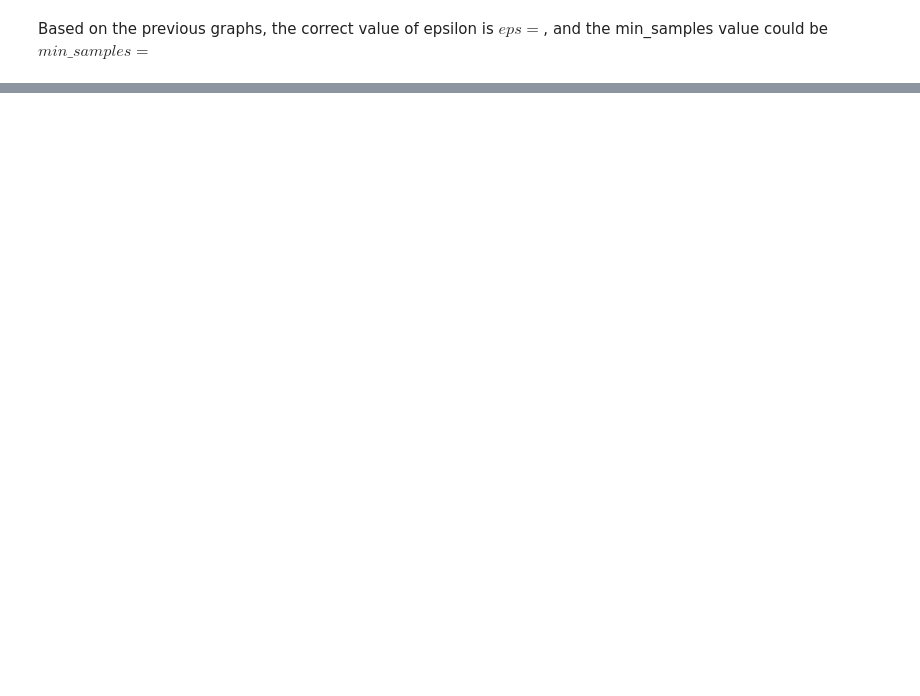
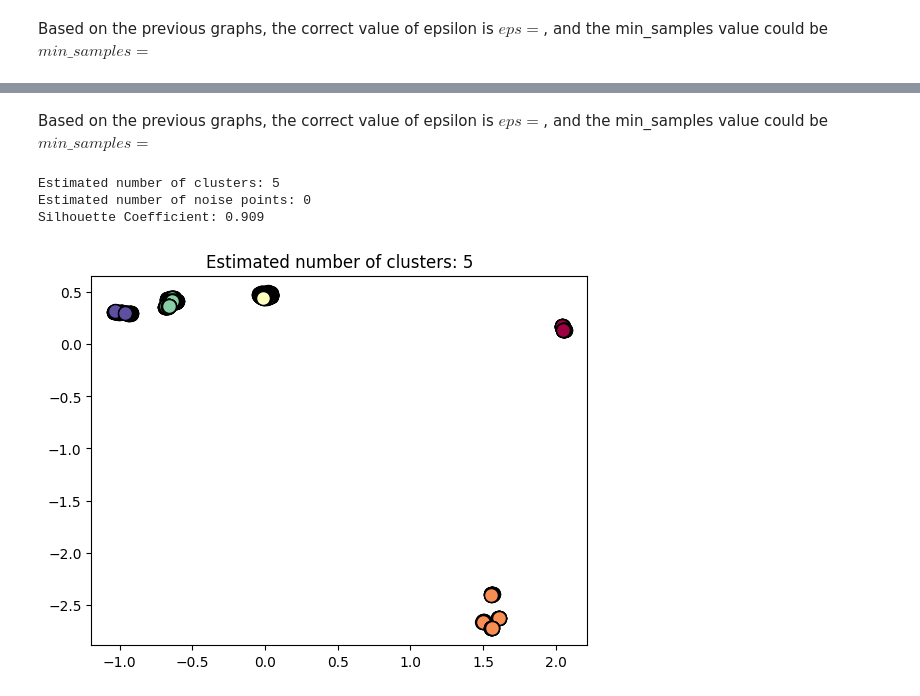
Before and after one commit to yninom/CLUSTERING, a Jupyter notebook: DBSCAN/DBSCAN_Ex.ipynb, the cells around one changed output, grey strips where cells are left out. Drawn from its saved outputs; the diff is of its cells as text; code cells hidden in the pictures; blank space fills up the shorter version.

```diff
--- a/DBSCAN/DBSCAN_Ex.ipynb
+++ b/DBSCAN/DBSCAN_Ex.ipynb
@@ -236,0 +309,58 @@ plt.show()
+# %% [markdown]
+Based on the previous graphs, the correct value of epsilon is $eps = $, and the min_samples value could be $min\_samples = $
+# %%
+# The challenge here is how to chose the two values for DBSCAN. Remember that it will find the number of clusters,
+# but we need to specify how many points should be in the neighbourhood of eps radius.
+clustering = DBSCAN(eps=0.23, min_samples=9).fit(X91)
+# %%
+labels = clustering.labels_
+
+# Number of clusters in labels, ignoring noise if present.
+n_clusters_ = len(set(labels)) - (1 if -1 in labels else 0)
+n_noise_ = list(labels).count(-1)
+
+print("Estimated number of clusters: %d" % n_clusters_)
+print("Estimated number of noise points: %d" % n_noise_)
+print(f"Silhouette Coefficient: {metrics.silhouette_score(X91, labels):.3f}")
+# %% [output]
+Estimated number of clusters: 5
+Estimated number of noise points: 0
+Silhouette Coefficient: 0.909
+# %%
+#Plot clusters
+unique_labels = set(labels)
+core_samples_mask = np.zeros_like(labels, dtype=bool)
+core_samples_mask[clustering.core_sample_indices_] = True
+
+colors = [plt.cm.Spectral(each) for each in np.linspace(0, 1, len(unique_labels))]
+for k, col in zip(unique_labels, colors):
+    if k == -1:
+        # Black used for noise.
+        col = [0, 0, 0, 1]
+
+    class_member_mask = labels == k
+
+    xy = X91[class_member_mask & core_samples_mask]
+    plt.plot(
+        xy[:,0],
+        xy[:,1],
+        "o",
+        markerfacecolor=tuple(col),
+        markeredgecolor="k",
+        markersize=10,
+    )
+
+    xy = X91[class_member_mask & ~core_samples_mask]
+    plt.plot(
+        xy[:,0],
+        xy[:,1],
+        "o",
+        markerfacecolor=tuple(col),
+        markeredgecolor="k",
+        markersize=6,
+    )
+
+plt.title(f"Estimated number of clusters: {n_clusters_}")
+plt.show()
+# %% [output]
+[figure, added]
```
Also changed, not shown: parts of 9 cells of this notebook.
